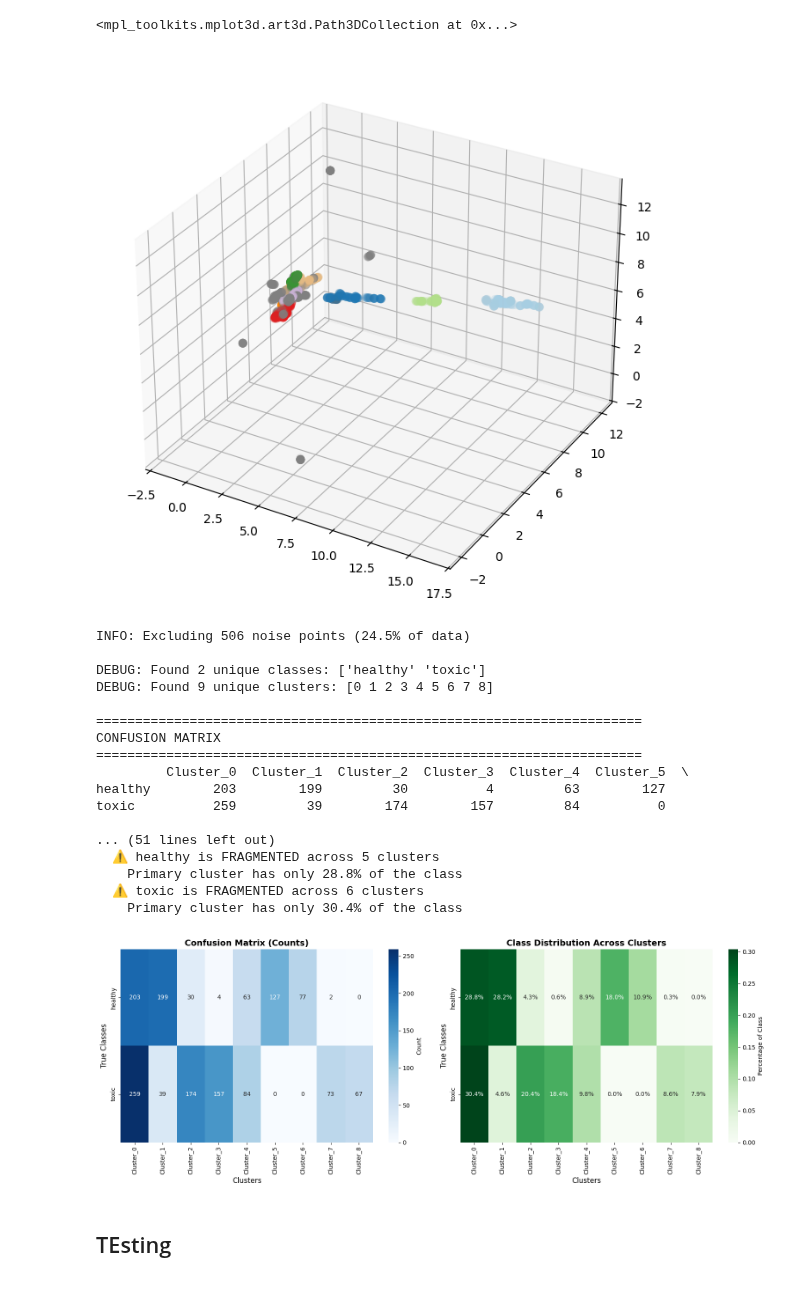
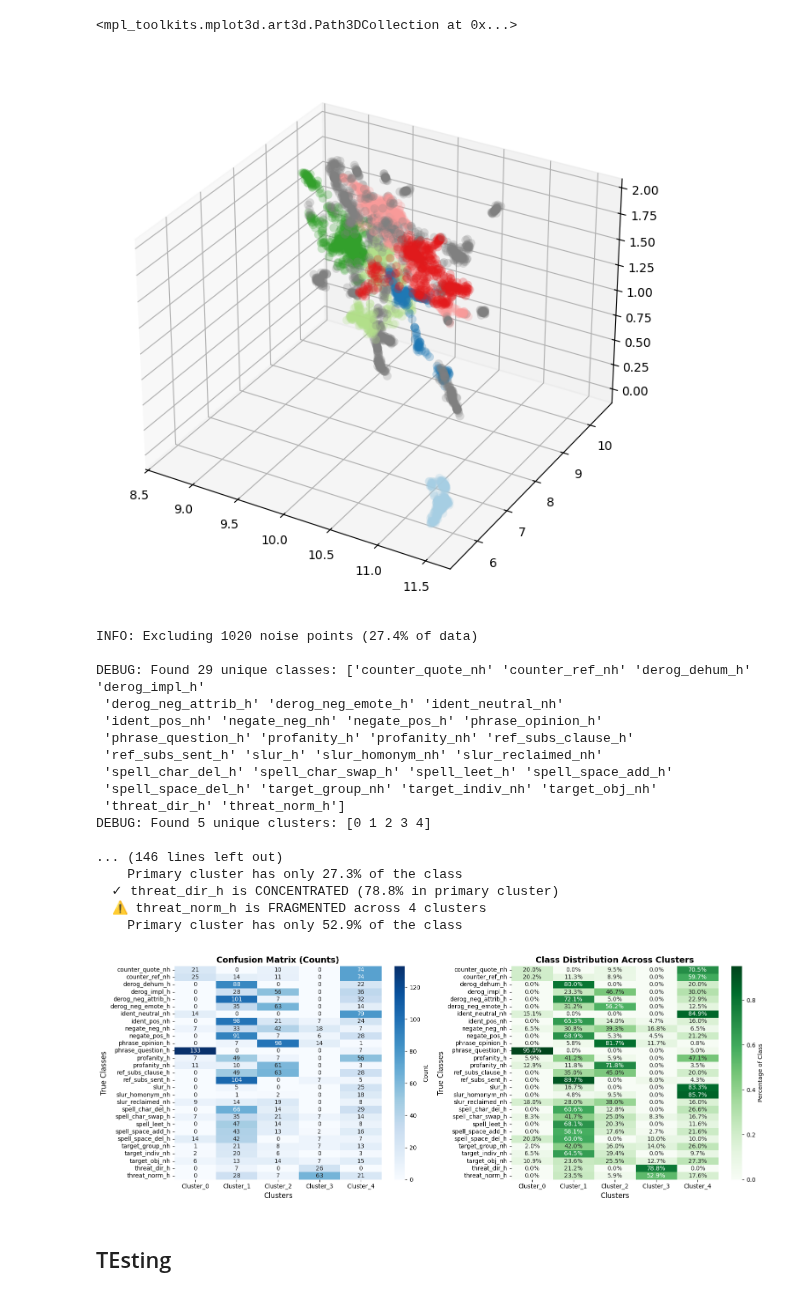
Before and after one commit to h4rz3rk4s3/geometry-of-ignorance, a Jupyter notebook: non_knowledge_cluster.ipynb, the cells around one changed output. Cells and saved outputs as stored; diff of their text form; code cells hidden in the pictures.

Commit message:
Added stuff for toxicity classifying

```diff
--- a/non_knowledge_cluster.ipynb
+++ b/non_knowledge_cluster.ipynb
@@ -55,17 +49,17 @@ def clean_text(feature):
     feature = [wnl.lemmatize(word.lower()) for word in nltk.word_tokenize(feature) if word.lower() not in stops_eng]
     return " ".join(feature)
 # %%
-model_to_analyse = "Qwen3-32B"
+model_to_analyse = "Qwen3-4B"
 config = configparser.ConfigParser()
 config.read('config.ini')
-layer = 47 #48
-#eval(config[model]['probe_layer'])#
+layer = 16 #48
+#eval(config[model]['probe_layer'])
 noperiod = eval(config[model_to_analyse]['noperiod'])
 
 device = "mps" #'cuda:0' if torch.cuda.is_available() else 'cpu'
 # %%
 df_acts = TruthData.from_datasets(
-    ["hatecheck_balanced"], #[knowledge_non_knowledge_original_v3_categorized, knowledge_non_knowledge_v3_rephrased_gpt_120b], # datasets to use
+    ["hatecheck"], #[knowledge_non_knowledge_original_v3_categorized, knowledge_non_knowledge_v3_rephrased_gpt_120b], # datasets to use
     model=model_to_analyse,
     layer=layer,
     center=True,
@@ -79,11 +73,11 @@ pca_datasets = df_acts.df.index.levels[0].tolist()
 acts = df_acts.df.loc[pca_datasets]['activation'].tolist()
 acts = t.stack(acts, dim=0).numpy()
 
-df_data = pd.read_csv("datasets/hatecheck_balanced.csv")
+df_data = pd.read_csv("datasets/hatecheck.csv")
 #df_data = df_data[df_data["binary_NK_label"] == 1]
 #df_data["statement"] = df_data["statement"].swifter.apply(clean_text)
 statements = df_data["statement"].tolist()
-labels = df_data["label"].tolist()
+labels = df_data["functionality"].tolist()
 binary_labels = df_data["is_toxic"].tolist()
 #roberts_labels = df_data["Roberts_label"].tolist()
 #fse_labels = df_data["FSE_label"].tolist()
@@ -327,2 +388,2 @@ df_data.head()
 # %%
-df_data["topic_lables"] = topic_model.topics_
+df_data = pd.read_csv("all_toxicity_results/experimental_outputs/{model_name}_{args.datasets[0]}_layerwise_cluster.csv")
@@ -474,6 +471,11 @@ for text in deduplicated:
 # %%
 import seaborn as sns
-projection = UMAP(**umap_args).fit_transform(acts)
+
+with open("all_toxicity_results/experimental_outputs/{model_name}_{args.datasets[0]}_hyperparameters.json", "r") as f:
+    d = json.load(f)
+    umap_params = d[f"{layer}"]["UMAP"]
+projection = UMAP(**umap_params).fit_transform(acts)
+#projection = PCA(**pca_args).fit_transform(acts)
 color_palette = sns.color_palette('Paired', 12)
 cluster_colors = [color_palette[x] if x >= 0
                   else (0.5, 0.5, 0.5)
@@ -483,10 +485,10 @@ cluster_member_colors = [sns.desaturate(x, p) for x, p in
 #px.scatter_3d(projection, projection[:,0], projection[:,1], projection[:,2], color = cluster_member_colors)
 fig = plt.figure(figsize=(8, 8))
 ax = fig.add_subplot(projection='3d')
-ax.scatter(projection[:,0], projection[:,1], projection[:,2], s=50, linewidth=0, c=cluster_member_colors, alpha=0.25)
+ax.scatter(projection[:,0], projection[:,1], projection[:,2], s=50, linewidth=0, c=cluster_colors, alpha=0.25)
 # %% [output]
 <mpl_toolkits.mplot3d.art3d.Path3DCollection at 0x...>
-[figure, old version]
+[figure, new version]
 # %%
 def validate_cluster_class_hypothesis(true_labels, cluster_labels,
                                        class_names=None, cluster_names=None,
@@ -703,34 +705,34 @@ def validate_cluster_class_hypothesis(true_labels, cluster_labels,
         'figure': fig
     }
 # %%
-true_labels = df_data["label"].copy()
-cluster_labels = df_data["topic_lables"].copy()
+true_labels = df_data["functionality"].copy()
+cluster_labels = df_data[f'{model_name}_layer{layer}_cluster'].copy()
 
 results = validate_cluster_class_hypothesis(
     true_labels=true_labels,
     cluster_labels=cluster_labels,
     exclude_noise=True
 )
 plt.show()
 # %% [output]
-INFO: Excluding 506 noise points (24.5% of data)
+INFO: Excluding 1020 noise points (27.4% of data)
 
-DEBUG: Found 2 unique classes: ['healthy' 'toxic']
-DEBUG: Found 9 unique clusters: [0 1 2 3 4 5 6 7 8]
+DEBUG: Found 29 unique classes: ['counter_quote_nh' 'counter_ref_nh' 'derog_dehum_h' 'derog_impl_h'
+ 'derog_neg_attrib_h' 'derog_neg_emote_h' 'ident_neutral_nh'
+ 'ident_pos_nh' 'negate_neg_nh' 'negate_pos_h' 'phrase_opinion_h'
+ 'phrase_question_h' 'profanity_h' 'profanity_nh' 'ref_subs_clause_h'
+ 'ref_subs_sent_h' 'slur_h' 'slur_homonym_nh' 'slur_reclaimed_nh'
+ 'spell_char_del_h' 'spell_char_swap_h' 'spell_leet_h' 'spell_space_add_h'
+ 'spell_space_del_h' 'target_group_nh' 'target_indiv_nh' 'target_obj_nh'
+ 'threat_dir_h' 'threat_norm_h']
+DEBUG: Found 5 unique clusters: [0 1 2 3 4]
 
-======================================================================
-CONFUSION MATRIX
-======================================================================
-         Cluster_0  Cluster_1  Cluster_2  Cluster_3  Cluster_4  Cluster_5  \
-healthy        203        199         30          4         63        127
-toxic          259         39        174        157         84          0
-
-... (51 lines left out)
-  ⚠ healthy is FRAGMENTED across 5 clusters
-    Primary cluster has only 28.8% of the class
-  ⚠ toxic is FRAGMENTED across 6 clusters
-    Primary cluster has only 30.4% of the class
+... (146 lines left out)
+    Primary cluster has only 27.3% of the class
+  ✓ threat_dir_h is CONCENTRATED (78.8% in primary cluster)
+  ⚠ threat_norm_h is FRAGMENTED across 4 clusters
+    Primary cluster has only 52.9% of the class
-[figure, old version]
+[figure, new version]
 # %% [markdown]
 ## TEsting
 # %%
```
Also changed, not shown: parts of 22 cells of this notebook, 8 other files.
